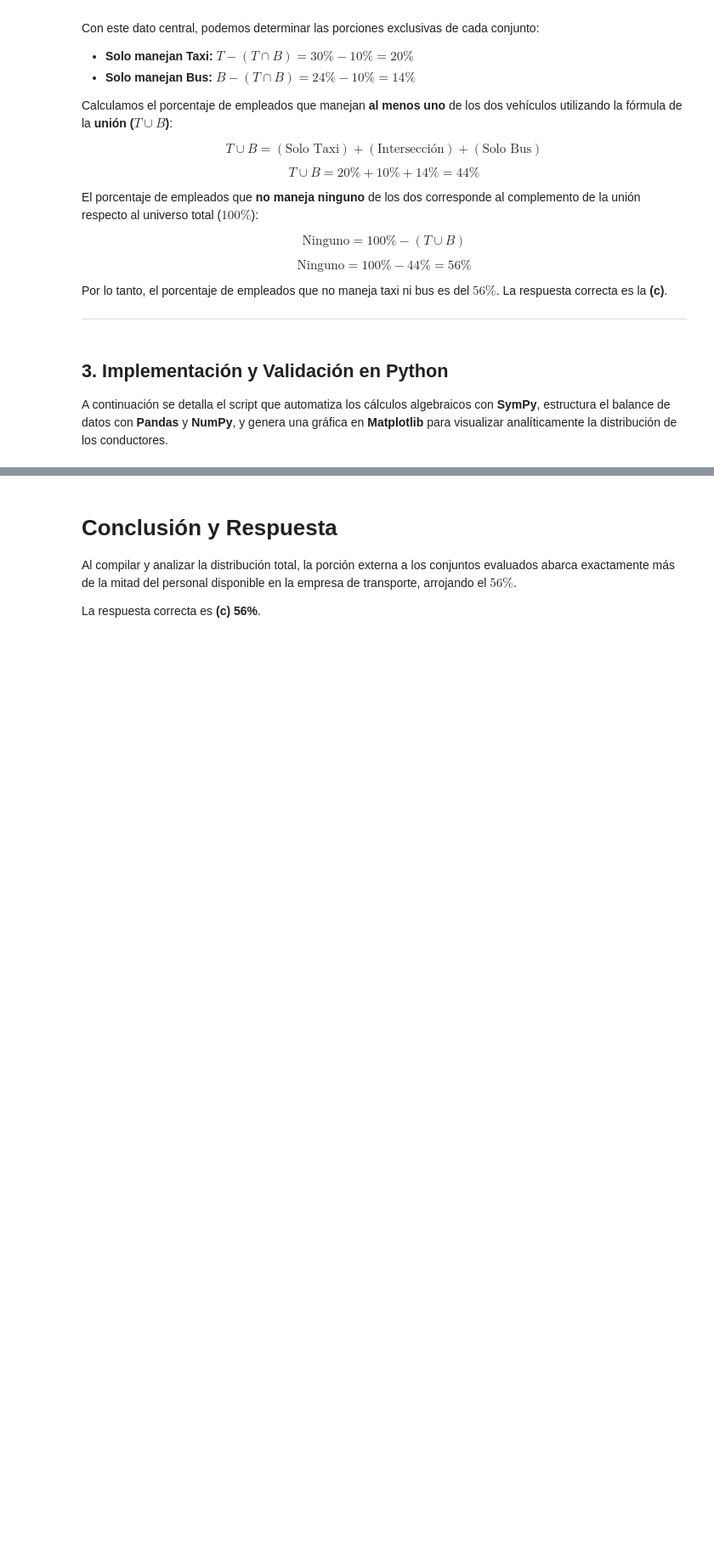
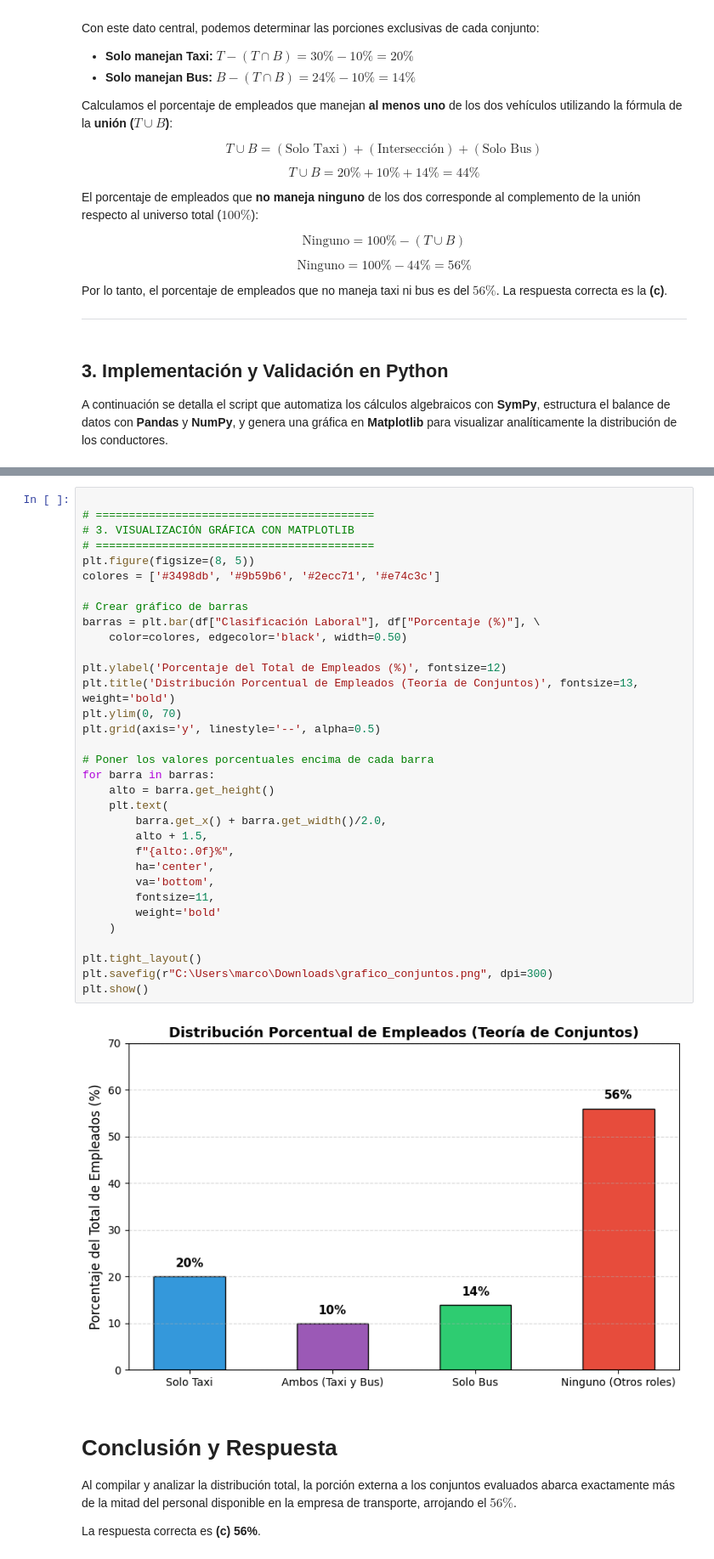
Before and after one commit to marco-canas/camino-udea, a Jupyter notebook: 4_esquemas_proporcionalidad/clase_07_interpretacion_de_porcentajes/clase_7_interpretacion_de_porcentajes.ipynb, the cells around one changed output, grey strips where cells are left out. Shown at 85% size. Cells and saved outputs as stored; diff of their text form; blank space fills up the shorter version.

```diff
--- a/4_esquemas_proporcionalidad/clase_07_interpretacion_de_porcentajes/clase_7_interpretacion_de_porcentajes.ipynb
+++ b/4_esquemas_proporcionalidad/clase_07_interpretacion_de_porcentajes/clase_7_interpretacion_de_porcentajes.ipynb
@@ -1003,3 +984,38 @@ plt.show()
+# %%
+
+# ==========================================
+# 3. VISUALIZACIÓN GRÁFICA CON MATPLOTLIB
+# ==========================================
+plt.figure(figsize=(8, 5))
+colores = ['#3498db', '#9b59b6', '#2ecc71', '#e74c3c']
+
+# Crear gráfico de barras
+barras = plt.bar(df["Clasificación Laboral"], df["Porcentaje (%)"], \
+    color=colores, edgecolor='black', width=0.50)
+
+plt.ylabel('Porcentaje del Total de Empleados (%)', fontsize=12)
+plt.title('Distribución Porcentual de Empleados (Teoría de Conjuntos)', fontsize=13, weight='bold')
+plt.ylim(0, 70)
+plt.grid(axis='y', linestyle='--', alpha=0.5)
+
+# Poner los valores porcentuales encima de cada barra
+for barra in barras:
+    alto = barra.get_height()
+    plt.text(
+        barra.get_x() + barra.get_width()/2.0,
+        alto + 1.5,
+        f"{alto:.0f}%",
+        ha='center',
+        va='bottom',
+        fontsize=11,
+        weight='bold'
+    )
+
+plt.tight_layout()
+plt.savefig(r"C:\Users\marco\Downloads\grafico_conjuntos.png", dpi=300)
+plt.show()
+# %% [output]
+[figure, added]
 # %% [markdown]
 
 # Conclusión y Respuesta
```
Also changed, not shown: parts of 1 cell of this notebook, 5 other files.
